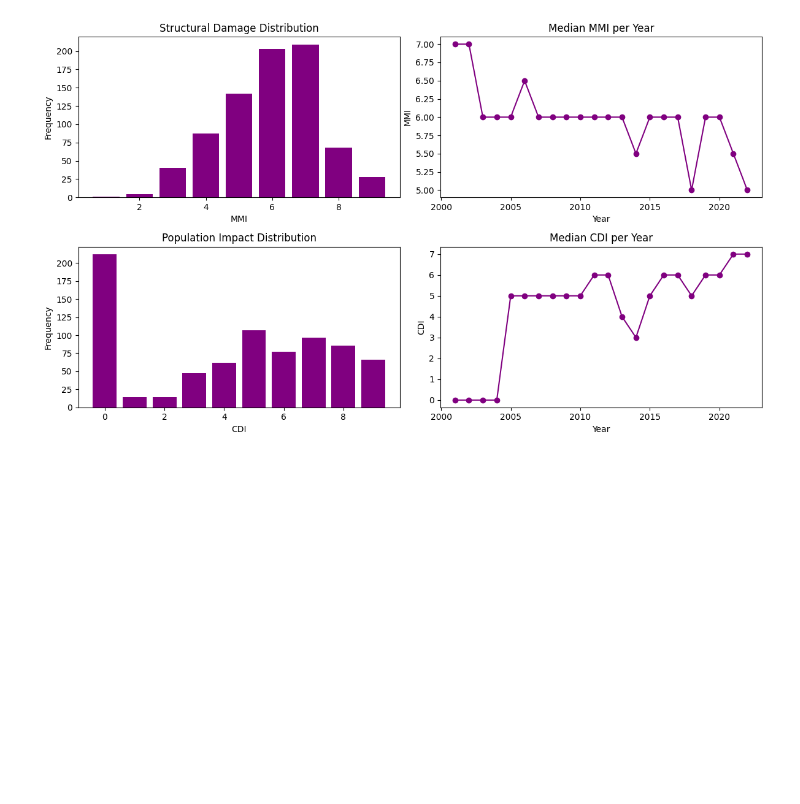
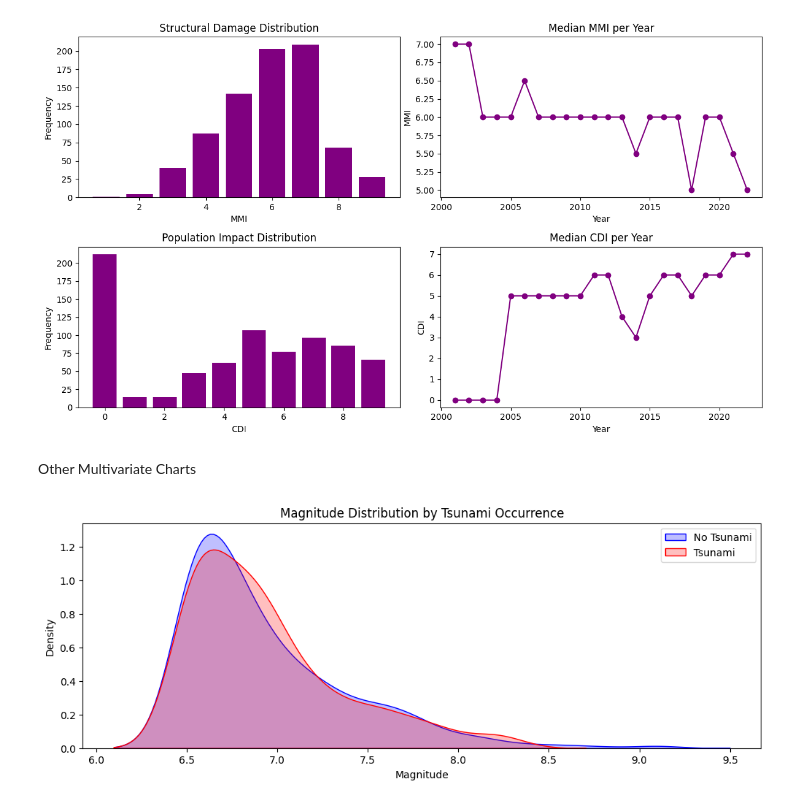
Before and after one commit to its-very-berry-dark/mini-data-science-labs, a Jupyter notebook: 00_EDA_on_datasets/A_earthquake_tsunami_risk_assessment/project_draft.ipynb, the cells around one changed output. Cells and saved outputs as stored; diff of their text form; code cells hidden in the pictures; blank space fills up the shorter version.

```diff
--- a/00_EDA_on_datasets/A_earthquake_tsunami_risk_assessment/project_draft.ipynb
+++ b/00_EDA_on_datasets/A_earthquake_tsunami_risk_assessment/project_draft.ipynb
@@ -219,3 +240,18 @@ plt.tight_layout()
 plt.show()
 # %% [output]
 [figure]
+# %% [markdown]
+Other Multivariate Charts
+# %%
+plt.figure(figsize=(12,4))
+sns.kdeplot(df[df['tsunami']==0]['magnitude'], fill=True, label='No Tsunami', color='blue')
+sns.kdeplot(df[df['tsunami']==1]['magnitude'], fill=True, label='Tsunami', color='red')
+
+plt.title("Magnitude Distribution by Tsunami Occurrence")
+plt.xlabel("Magnitude")
+plt.ylabel("Density")
+plt.legend()
+
+plt.show()
+# %% [output]
+[figure, added]
```
Also changed, not shown: parts of 4 cells of this notebook.
